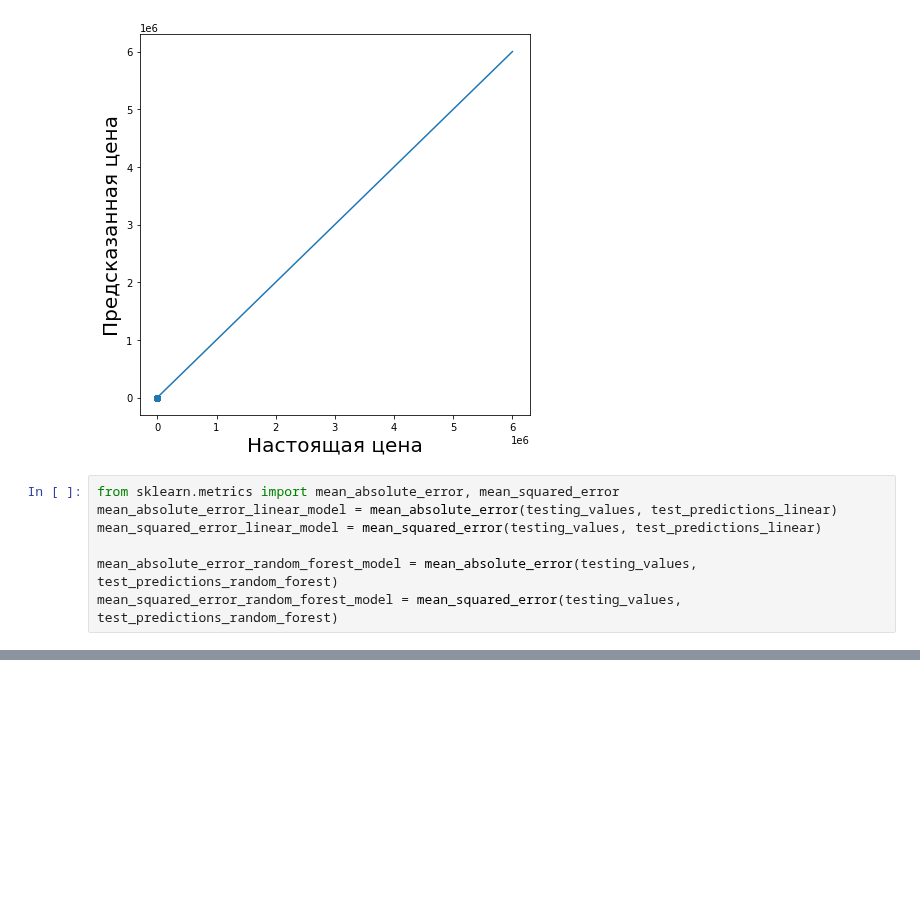
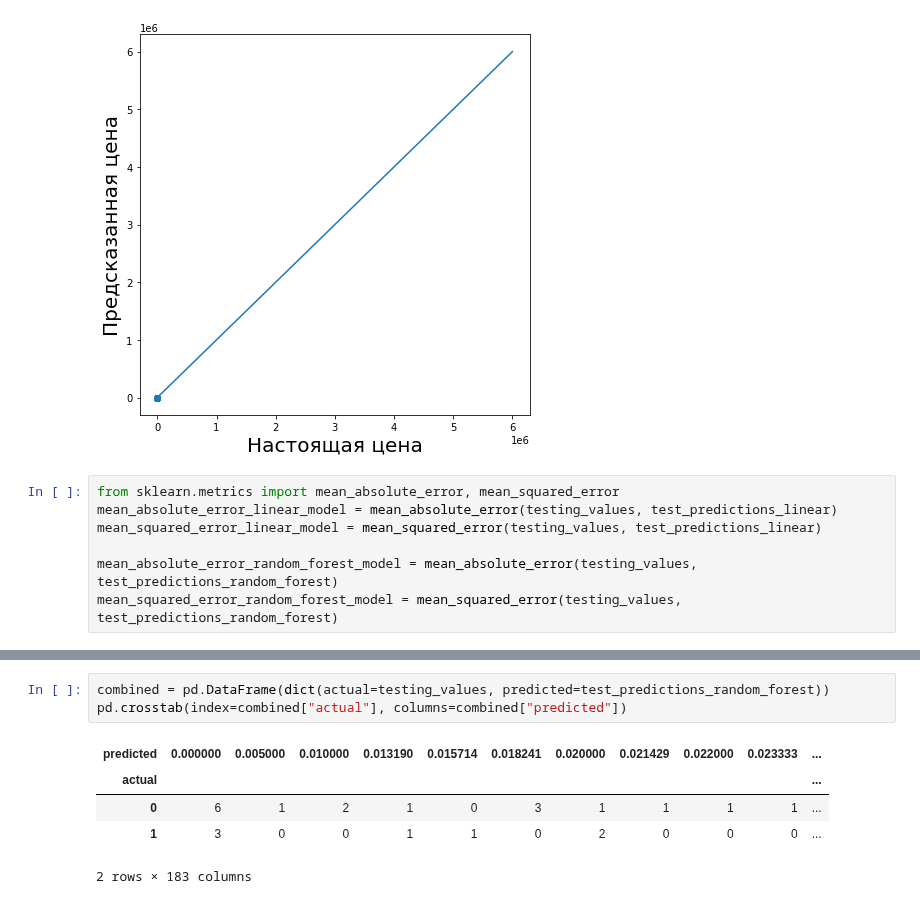
Before and after one commit to s4kh4rov/BMIL, a Jupyter notebook: lab_3.ipynb, the cells around one changed output, grey strips where cells are left out. Saved outputs shown, nothing was run; the diff lists cells and outputs as text; blank space fills up the shorter version.

```diff
--- a/lab_3.ipynb
+++ b/lab_3.ipynb
@@ -137,0 +148,9 @@ MAE:    0.43, RMSE:    0.52 для модели случайного леса
+# %%
+combined = pd.DataFrame(dict(actual=testing_values, predicted=test_predictions_random_forest))
+pd.crosstab(index=combined["actual"], columns=combined["predicted"])
+# %% [output]
+| predicted | 0.000000 | 0.005000 | 0.010000 | 0.013190 | 0.015714 | 0.018241 | 0.020000 | 0.021429 | 0.022000 | 0.023333 | ... |
+| actual |  |  |  |  |  |  |  |  |  |  | ... |
+| 0 | 6 | 1 | 2 | 1 | 0 | 3 | 1 | 1 | 1 | 1 | ... |
+| 1 | 3 | 0 | 0 | 1 | 1 | 0 | 2 | 0 | 0 | 0 | ... |
+2 rows × 183 columns
```
Also changed, not shown: parts of 2 cells of this notebook.
